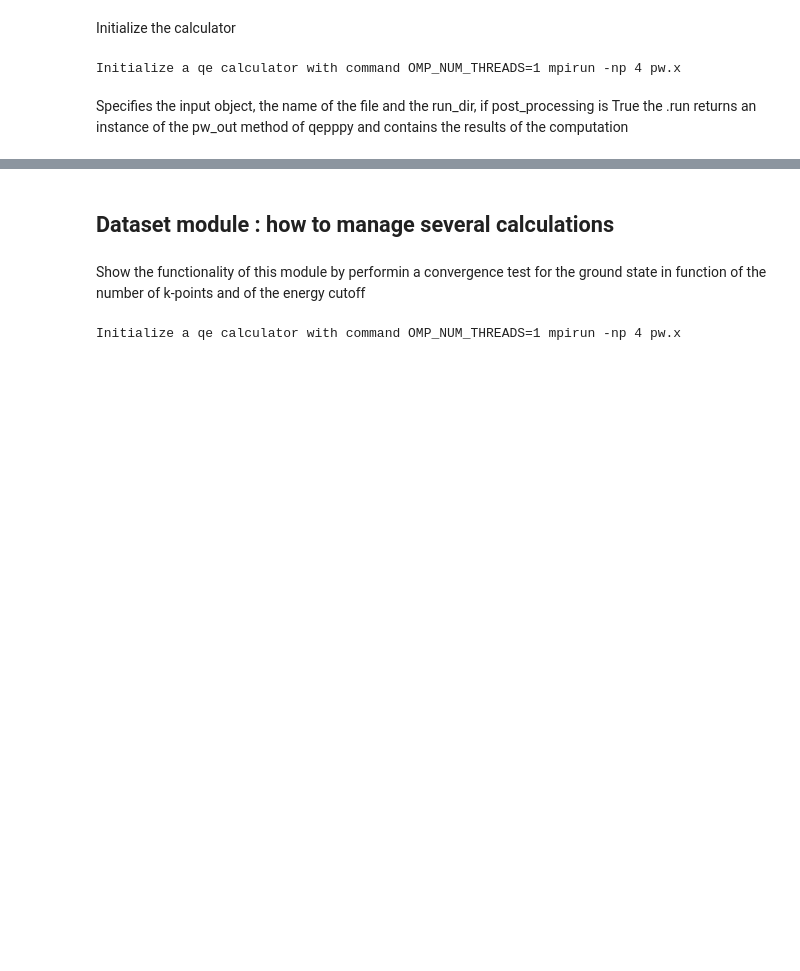
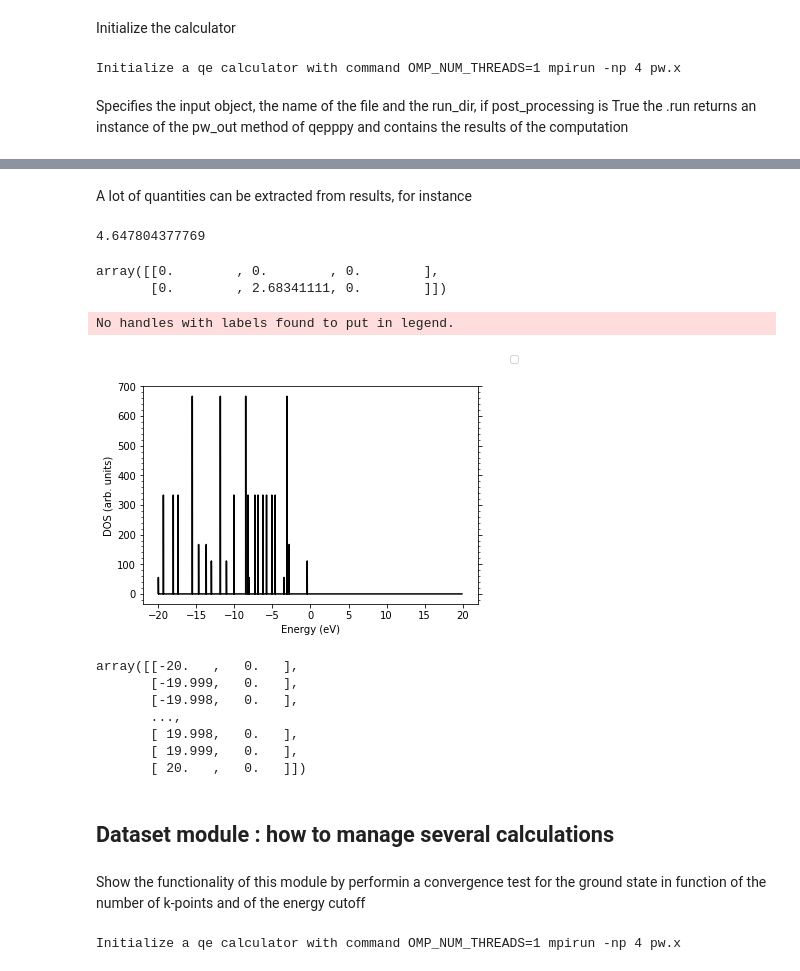
Before and after one commit to marcodalessandro76/MPPI, a Jupyter notebook: tutorials/Usage of the package.ipynb, the cells around one changed output, grey strips where cells are left out. Drawn from its saved outputs; the diff is of its cells as text; code cells hidden in the pictures; blank space fills up the shorter version.

```diff
--- a/tutorials/Usage of the package.ipynb
+++ b/tutorials/Usage of the package.ipynb
@@ -84,7 +94,7 @@ TODO : define a method that is able to update the input by passing the variables
 # %% [markdown]
 Initialize the calculator
 # %%
-code = C.QeCalculator(omp=1,mpi_run='mpirun -np 4',executable='pw.x',verbose=True,skip=True)
+code = C.QeCalculator(omp=1,mpi_run='mpirun -np 4',executable='pw.x',verbose=True,skip=False)
 # %% [output]
 Initialize a qe calculator with command OMP_NUM_THREADS=1 mpirun -np 4 pw.x
 # %% [markdown]
@@ -100,3 +112,28 @@ results.E_tot
+# %% [markdown]
+A lot of quantities can be extracted from results, for instance
+# %%
+results.alat #atomic units = angstrom/0.529177211
+# %% [output]
+4.647804377769
+# %%
+results.atoms_coord_cart # in which units ?????
+# %% [output]
+array([[0.        , 0.        , 0.        ],
+       [0.        , 2.68341111, 0.        ]])
+# %%
+#pFile : option to enable/disable file save
+#fname : output file name
+results.density_of_states(pFile=False)
+# %% [output]
+No handles with labels found to put in legend.
+[figure, added]
+array([[-20.   ,   0.   ],
+       [-19.999,   0.   ],
+       [-19.998,   0.   ],
+       ...,
+       [ 19.998,   0.   ],
+       [ 19.999,   0.   ],
+       [ 20.   ,   0.   ]])
 # %% [markdown]
 ## Dataset module : how to manage several calculations
 # %% [markdown]
```
Also changed, not shown: parts of 25 cells of this notebook, 4 other files.
